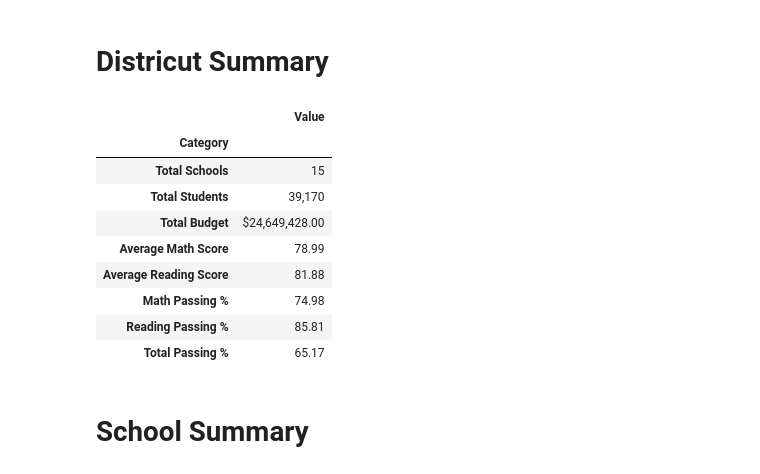
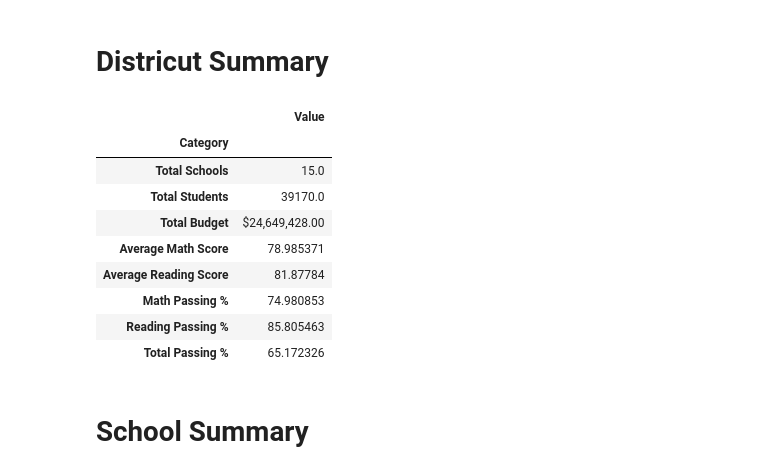
Before and after one commit to linderkm/pandas-challenge, a Jupyter notebook: PyCitySchools/analysis.ipynb, the cells around one changed output. Drawn from its saved outputs; the diff is of its cells as text; code cells hidden in the pictures.

```diff
--- a/PyCitySchools/analysis.ipynb
+++ b/PyCitySchools/analysis.ipynb
@@ -47,37 +47,35 @@ district_summary_data = {
     "Value": [schools_df["school_name"].count(),
               students_df["student_name"].count(),
               schools_df["budget"].sum(),
-              round(students_df["math_score"].mean(),2),
-              round(students_df["reading_score"].mean(),2),
-              round(math_passing, 2),
-              round(reading_passing, 2),
-              round(total_passing, 2)
+              students_df["math_score"].mean(),
+              students_df["reading_score"].mean(),
+              math_passing,
+              reading_passing,
+              total_passing
             ]
     }
 # %%
 #converting dictionary object into a dataframe. (4)
 district_summary = pd.DataFrame(district_summary_data)
 
 # Formatting specific cell values (17), targetting specific cells using iloc[]. (18)
-district_summary.iloc[0,1] = "{:,.0f}".format(district_summary.iloc[0,1])
-district_summary.iloc[1,1] = "{:,.0f}".format(district_summary.iloc[1,1])
 district_summary.iloc[2,1] = "${:,.2f}".format(district_summary.iloc[2,1])
 
 #setting the category values as index values (5)
 district_summary = district_summary.set_index('Category', drop=True)
 
-district_summary.head(20)
+district_summary.head(10)
 # %% [output]
 |  | Value |
 | Category |  |
-| Total Schools | 15 |
-| Total Students | 39,170 |
+| Total Schools | 15.0 |
+| Total Students | 39170.0 |
 | Total Budget | $24,649,428.00 |
-| Average Math Score | 78.99 |
-| Average Reading Score | 81.88 |
-| Math Passing % | 74.98 |
-| Reading Passing % | 85.81 |
-| Total Passing % | 65.17 |
+| Average Math Score | 78.985371 |
+| Average Reading Score | 81.87784 |
+| Math Passing % | 74.980853 |
+| Reading Passing % | 85.805463 |
+| Total Passing % | 65.172326 |
 # %% [markdown]
 # School Summary
 # %%
```
Also changed, not shown: parts of 7 cells of this notebook, 1 other file.
